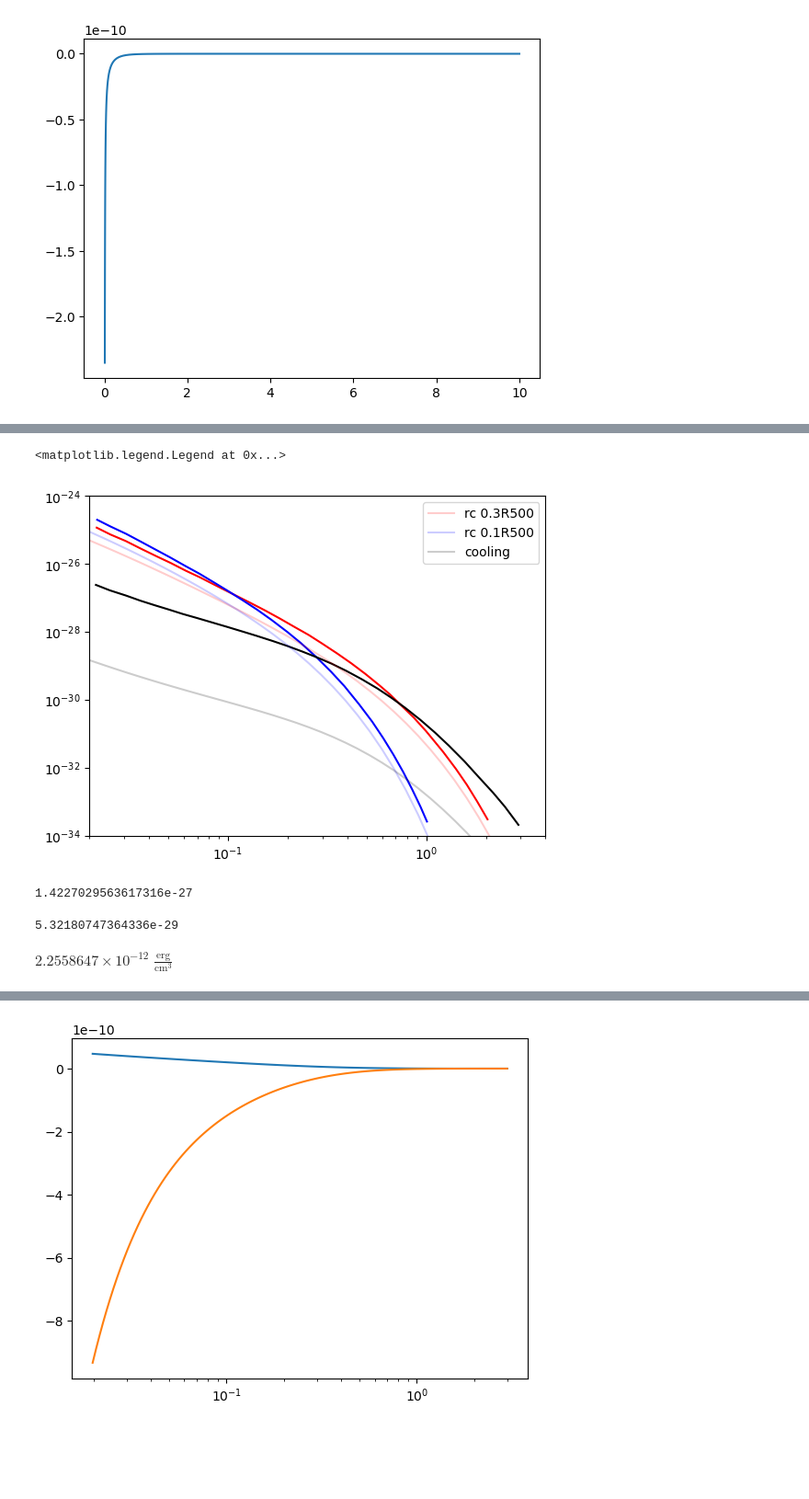
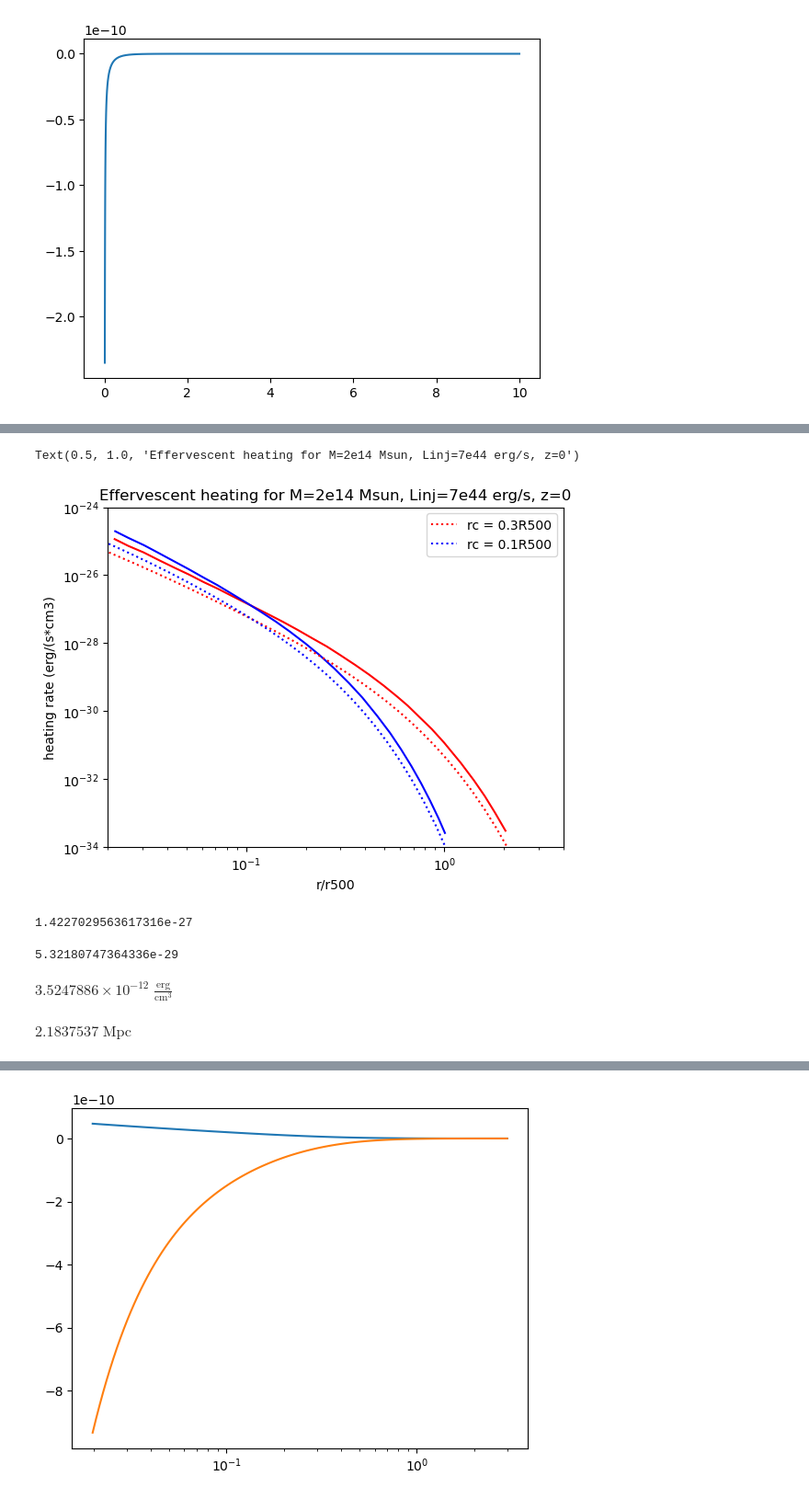
Before and after one commit to eleanorstuart/thermo-idm, a Jupyter notebook: troubleshooting_iqbal.ipynb, the cells around one changed output, grey strips where cells are left out. Shown at 92% size. Cells and saved outputs as stored; diff of their text form; code cells hidden in the pictures; blank space fills up the shorter version.

Commit message:
heating works

```diff
--- a/troubleshooting_iqbal.ipynb
+++ b/troubleshooting_iqbal.ipynb
@@ -119,20 +100,24 @@ iq_heating_03 = pd.read_csv('data/iqbal_heating_03.csv', header=None)
 iq_heating_01 = pd.read_csv('data/iqbal_heating_01.csv', header=None)
 iq_cooling = pd.read_csv('data/iqbal_cooling.csv', header=None)
 # %%
-plt.loglog(iq_heating_03[0], iq_heating_03[1], color="red")
+plt.loglog(iq_heating_03[0], iq_heating_03[1], color="red", )
 plt.loglog(iq_heating_01[0], iq_heating_01[1], color="blue")
-plt.loglog(iq_cooling[0], iq_cooling[1], color="black")
+#plt.loglog(iq_cooling[0], iq_cooling[1], color="black")
 
-plt.loglog(x_vals, heating_03, label="rc 0.3R500", color="red", alpha=0.2)
-plt.loglog(x_vals, heating_01, label="rc 0.1R500", color="blue", alpha=0.2)
-plt.loglog(x_vals, cooling, label="cooling", color="black", alpha=0.2)
+plt.loglog(x_vals, heating_03, label="rc = 0.3R500", color="red", linestyle='dotted')
+plt.loglog(x_vals, heating_01, label="rc = 0.1R500", color="blue", linestyle='dotted')
+#plt.loglog(x_vals, cooling, label="cooling", color="black", alpha=0.2)
 
 plt.xlim(2*1e-2, 4*1e0)
 plt.ylim(1e-34, 1e-24)
 plt.legend()
+
+plt.xlabel("r/r500")
+plt.ylabel("heating rate (erg/(s*cm3)")
+plt.title("Effervescent heating for M=2e14 Msun, Linj=7e44 erg/s, z=0")
 # %% [output]
-<matplotlib.legend.Legend at 0x...>
+Text(0.5, 1.0, 'Effervescent heating for M=2e14 Msun, Linj=7e44 erg/s, z=0')
-[figure, old version]
+[figure, new version]
 # %%
 from scipy.integrate import trapezoid as trap
 print(trap(iq_heating_03[1], iq_heating_03[0]) )
@@ -141,8 +126,12 @@ trap(iq_cooling[1], iq_cooling[0])
 1.4227029563617316e-27
 5.32180747364336e-29
 # %%
-measurements2 = ClusterMeasurements(1*u.Mpc, 6*1e14/1.25 * u.Msun, 0)
+measurements2 = ClusterMeasurements(2*u.Mpc, 6*1e14 * u.Msun, 0)
 iq.P500(measurements2)
 # %% [output]
-$2.2558647 \times 10^{-12} \; \mathrm{\frac{erg}{cm^{3}}}$
+$3.5247886 \times 10^{-12} \; \mathrm{\frac{erg}{cm^{3}}}$
+# %%
+iq.virial_radius(6*1e14 * u.Msun, 0)
+# %% [output]
+$2.1837537 \; \mathrm{Mpc}$
 # %%
```
Also changed, not shown: parts of 22 cells of this notebook, 13 other files.
